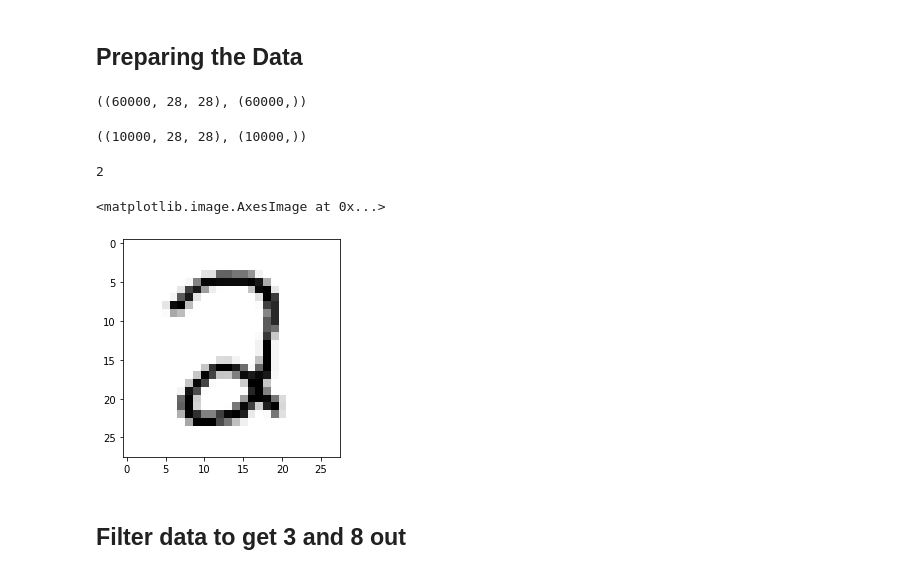
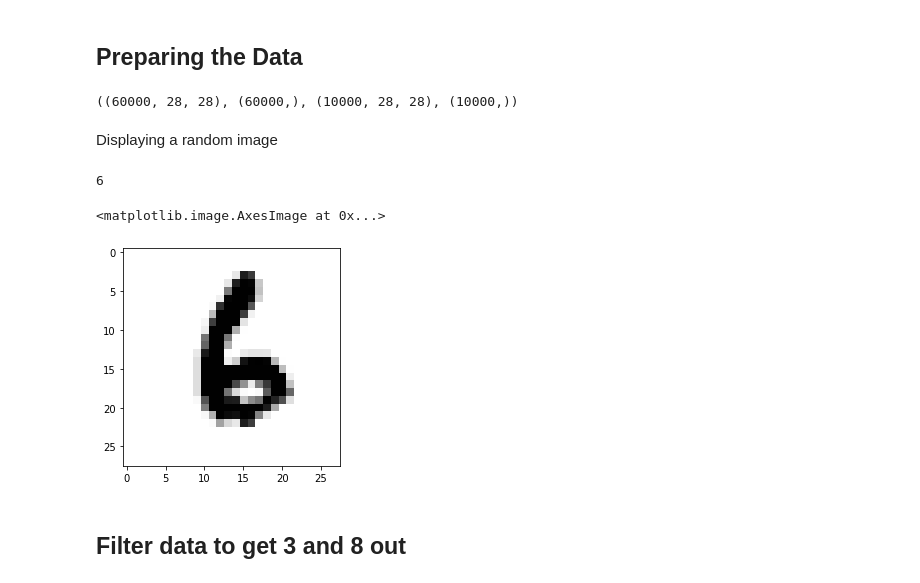
Before and after one commit to PrasannaDK/Univ-AI-FastBlogs, a Jupyter notebook: _notebooks/2020-08-08-Kudzu-ANN.ipynb, the cells around one changed output. Cells and saved outputs as stored; diff of their text form; code cells hidden in the pictures.

```diff
--- a/_notebooks/2020-08-08-Kudzu-ANN.ipynb
+++ b/_notebooks/2020-08-08-Kudzu-ANN.ipynb
@@ -31,4 +40,0 @@ train_labels = mnist.train_labels()
-# %%
-train_images.shape, train_labels.shape
-# %% [output]
-((60000, 28, 28), (60000,))
@@ -38,15 +41,19 @@ test_labels = mnist.test_labels()
-# %%
-test_images.shape, test_labels.shape
-# %% [output]
-((10000, 28, 28), (10000,))
+# %%
+#hide
+train_images.shape, train_labels.shape, test_images.shape, test_labels.shape
+# %% [output]
+((60000, 28, 28), (60000,), (10000, 28, 28), (10000,))
+# %% [markdown]
+Displaying a random image
 # %%
-image_index = 7776 # You may select anything up to 60,000
+#hide_input
+image_index = np.random.randint(0, len(train_labels), 1)[0] # You may select anything up to 60,000
 print(train_labels[image_index])
 plt.imshow(train_images[image_index], cmap='Greys')
 # %% [output]
-2
+6
 <matplotlib.image.AxesImage at 0x...>
-[figure, old version]
+[figure, new version]
 # %% [markdown]
 ## Filter data to get 3 and 8 out
 # %%
```
Also changed, not shown: parts of 117 cells of this notebook, 2 other files.
